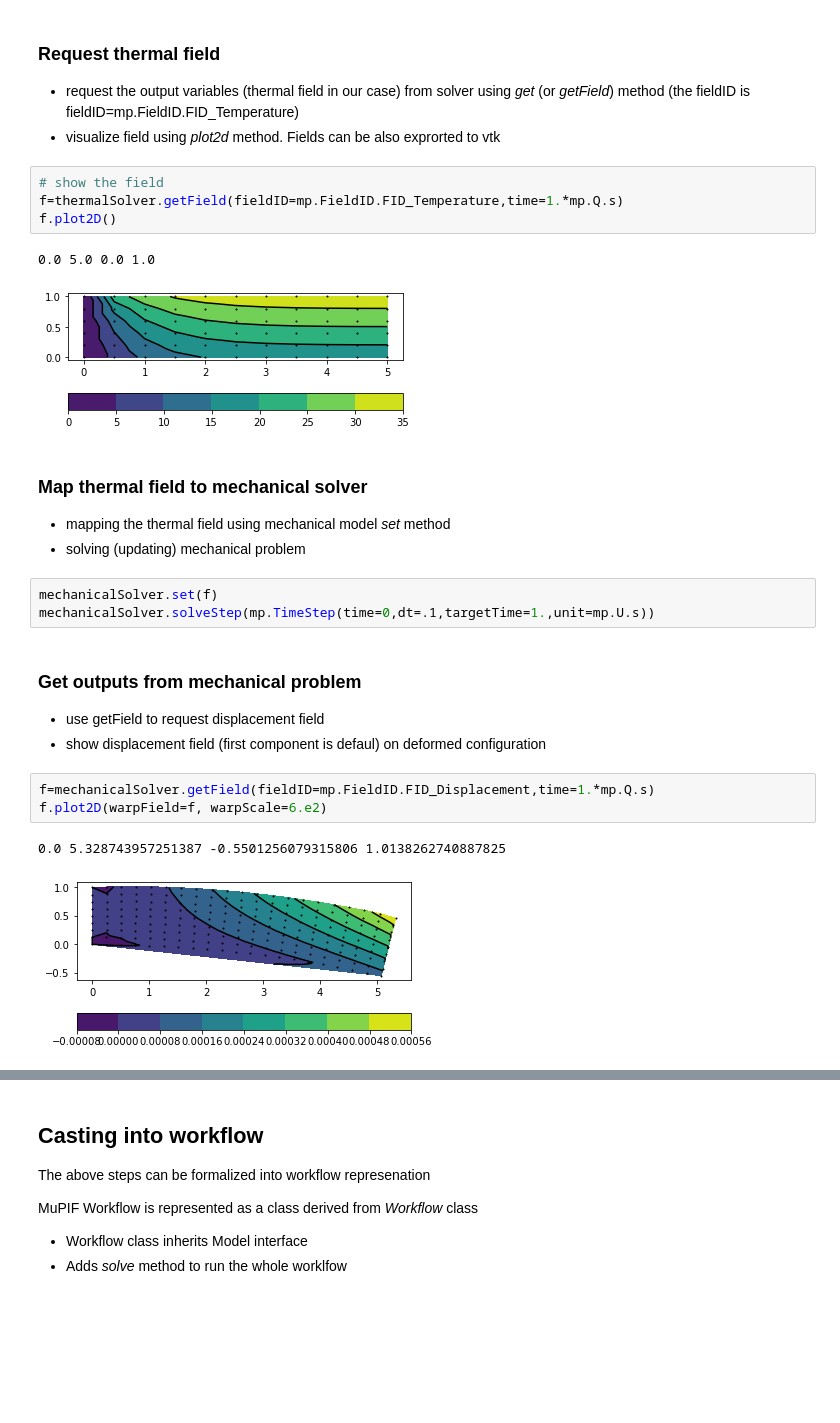
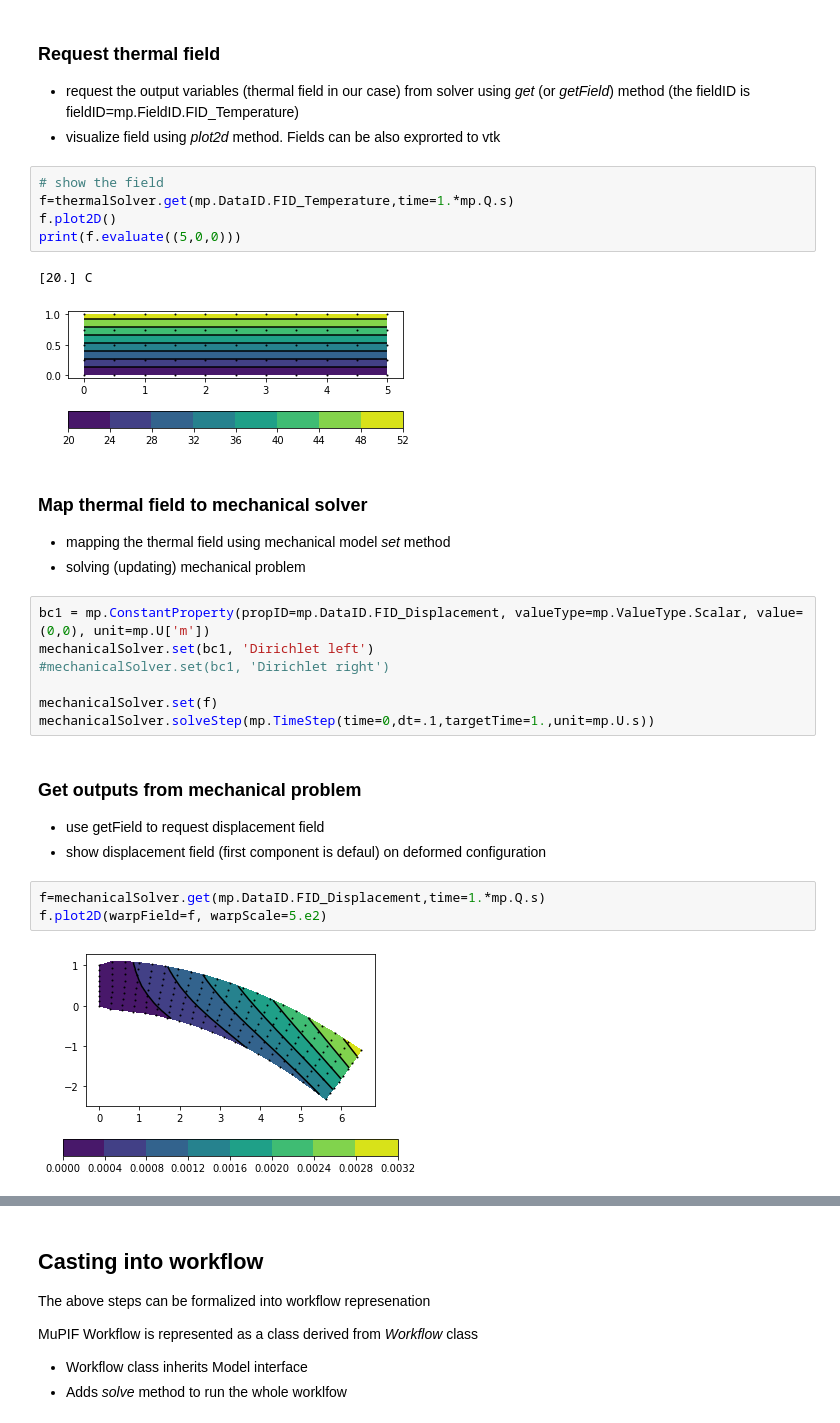
Before and after one commit to mupif/jupyter-demos, a Jupyter notebook: Introduction/thermomechanical_workflow.ipynb, the cells around one changed output, grey strips where cells are left out. Saved outputs shown, nothing was run; the diff lists cells and outputs as text; blank space fills up the shorter version.

```diff
--- a/Introduction/thermomechanical_workflow.ipynb
+++ b/Introduction/thermomechanical_workflow.ipynb
@@ -111,16 +117,21 @@ thermalSolver.solveStep(mp.TimeStep(time=0,dt=.1,targetTime=1.,unit=mp.U.s))
 - visualize field using *plot2d* method. Fields can be also exprorted to vtk
 # %%
 # show the field
-f=thermalSolver.getField(fieldID=mp.FieldID.FID_Temperature,time=1.*mp.Q.s)
+f=thermalSolver.get(mp.DataID.FID_Temperature,time=1.*mp.Q.s)
 f.plot2D()
+print(f.evaluate((5,0,0)))
 # %% [output]
-0.0 5.0 0.0 1.0
+[20.] C
-[figure, old version]
+[figure, new version]
 # %% [markdown]
 ### Map thermal field to mechanical solver
 - mapping the thermal field using mechanical model *set* method
 - solving (updating) mechanical problem
 # %%
+bc1 = mp.ConstantProperty(propID=mp.DataID.FID_Displacement, valueType=mp.ValueType.Scalar, value=(0,0), unit=mp.U['m'])
+mechanicalSolver.set(bc1, 'Dirichlet left')
+#mechanicalSolver.set(bc1, 'Dirichlet right')
+
 mechanicalSolver.set(f)
 mechanicalSolver.solveStep(mp.TimeStep(time=0,dt=.1,targetTime=1.,unit=mp.U.s))
 # %% [markdown]
@@ -128,8 +139,7 @@ mechanicalSolver.solveStep(mp.TimeStep(time=0,dt=.1,targetTime=1.,unit=mp.U.s))
 - use getField to request displacement field
 - show displacement field (first component is defaul) on deformed configuration
 # %%
-f=mechanicalSolver.getField(fieldID=mp.FieldID.FID_Displacement,time=1.*mp.Q.s)
-f.plot2D(warpField=f, warpScale=6.e2)
+f=mechanicalSolver.get(mp.DataID.FID_Displacement,time=1.*mp.Q.s)
+f.plot2D(warpField=f, warpScale=5.e2)
 # %% [output]
-0.0 5.328743957251387 -0.5501256079315806 1.0138262740887825
-[figure, old version]
+[figure, new version]
```
Also changed, not shown: parts of 17 cells of this notebook, 3 other files.
